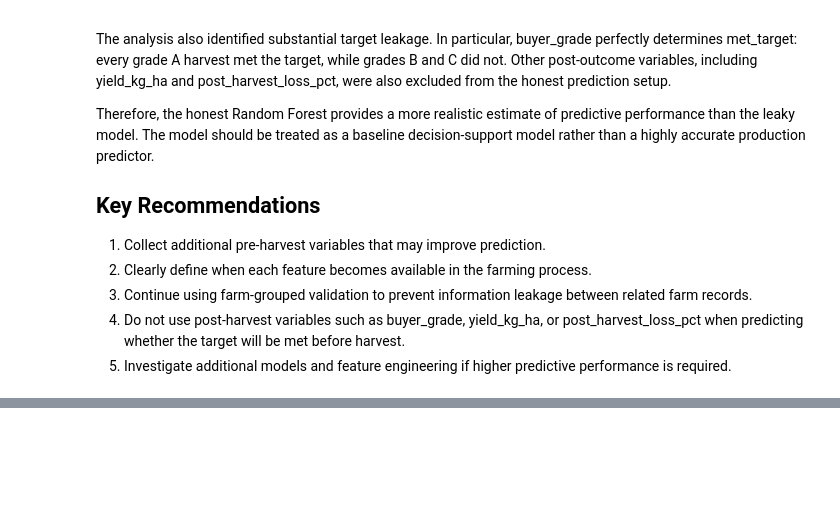
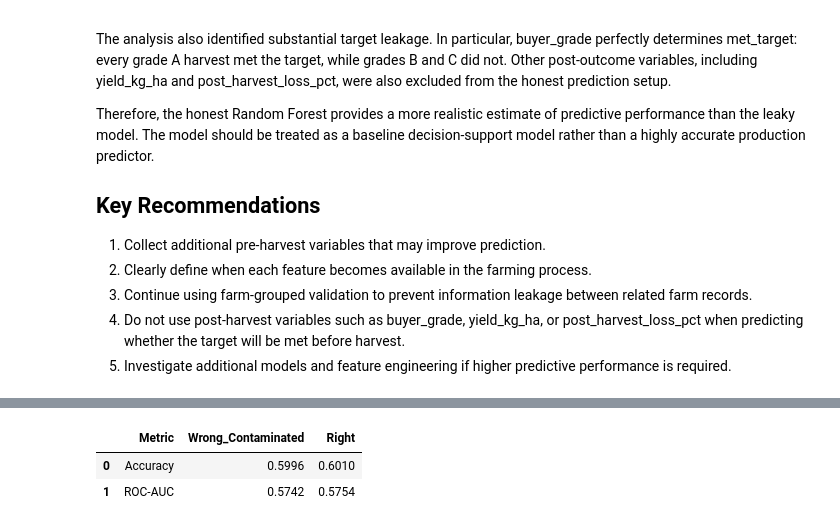
Before and after one commit to ngwadenseyneba-web/skye8-ds-ngwa-densey, a Jupyter notebook: notebooks/leakage.ipynb, the cells around one changed output, grey strips where cells are left out. Drawn from its saved outputs; the diff is of its cells as text; code cells hidden in the pictures; blank space fills up the shorter version.

```diff
--- a/notebooks/leakage.ipynb
+++ b/notebooks/leakage.ipynb
@@ -1128,0 +1333,30 @@ accurate production predictor.
+# %%
+# RIGHT: preprocessing is fitted only on training data
+right_model = Pipeline([
+    ("preprocessing", make_preprocessor(X_train)),
+    ("model", RandomForestClassifier(
+        n_estimators=300,
+        max_depth=12,
+        min_samples_leaf=5,
+        random_state=42,
+        n_jobs=-1
+    ))
+])
+
+right_model.fit(X_train, y_train)
+
+right_pred = right_model.predict(X_test)
+right_prob = right_model.predict_proba(X_test)[:, 1]
+
+right_accuracy = accuracy_score(y_test, right_pred)
+right_auc = roc_auc_score(y_test, right_prob)
+
+pd.DataFrame({
+    "Metric": ["Accuracy", "ROC-AUC"],
+    "Wrong_Contaminated": [wrong_accuracy, wrong_auc],
+    "Right": [right_accuracy, right_auc]
+}).round(4)
+# %% [output]
+|  | Metric | Wrong_Contaminated | Right |
+| 0 | Accuracy | 0.5996 | 0.6010 |
+| 1 | ROC-AUC | 0.5742 | 0.5754 |
```
Also changed, not shown: parts of 19 cells of this notebook, 2 other files.
